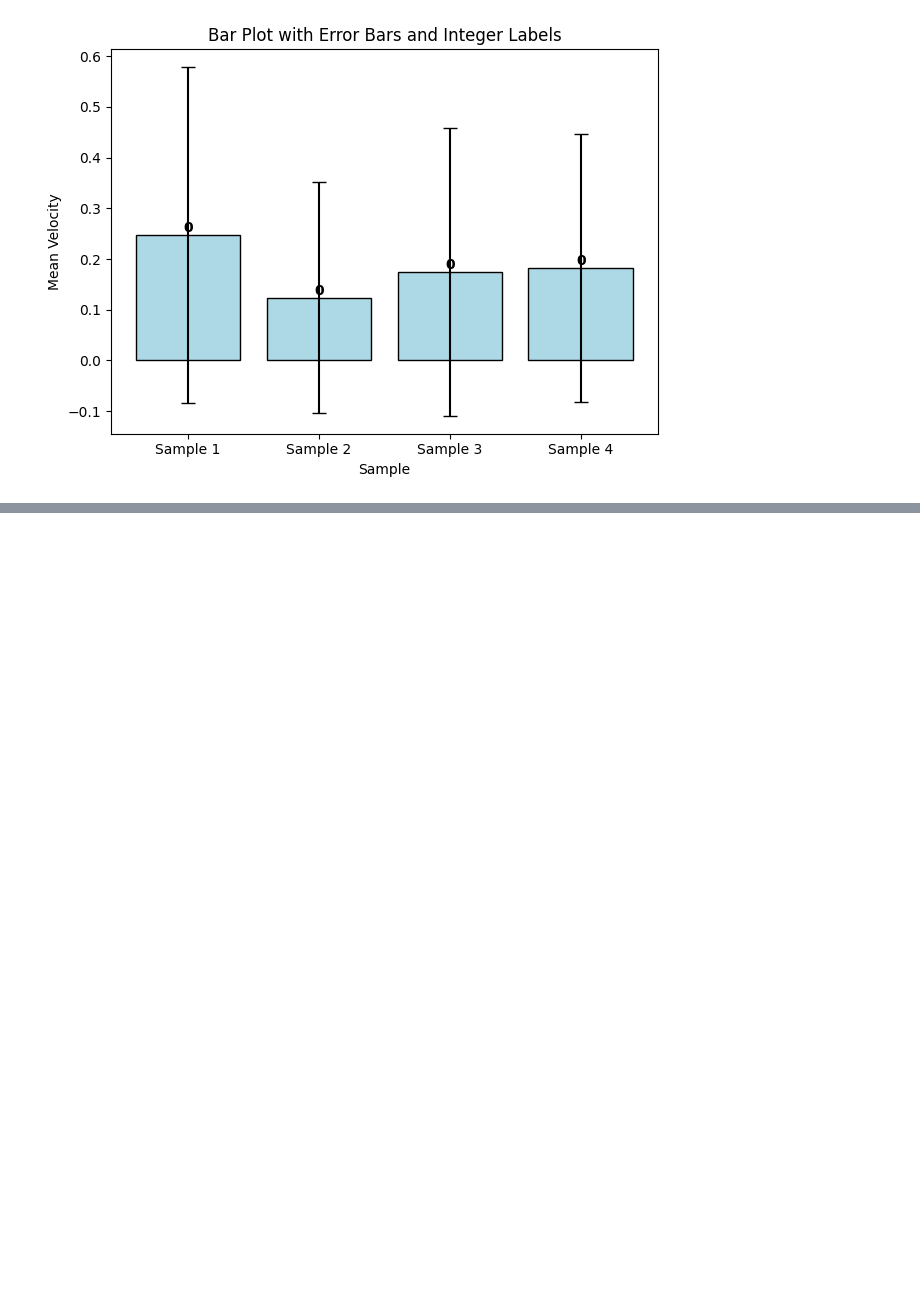
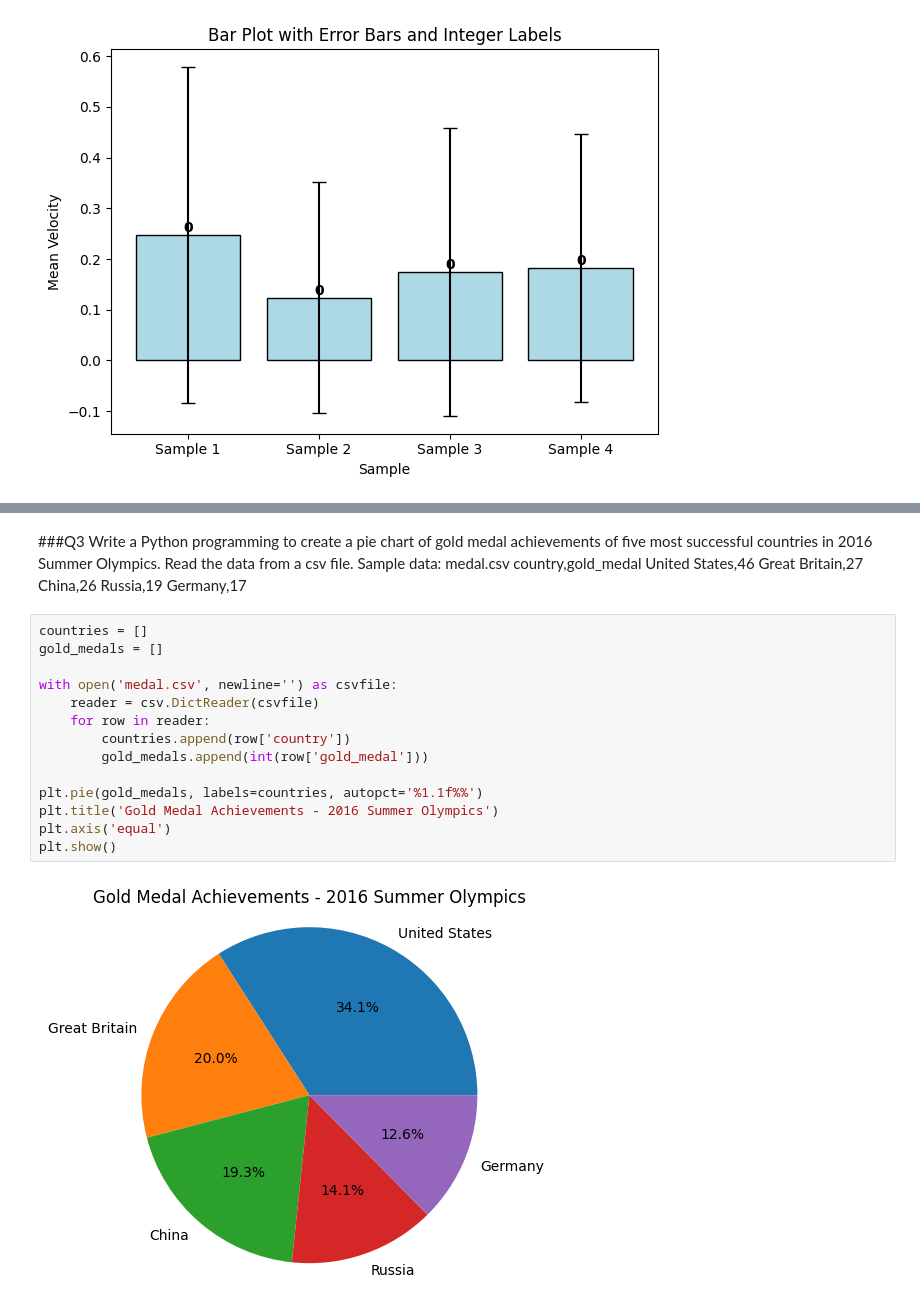
Before and after one commit to Harsh020802/Data_Analysis, a Jupyter notebook: Question.ipynb, the cells around one changed output, grey strips where cells are left out. Drawn from its saved outputs; the diff is of its cells as text; blank space fills up the shorter version.

```diff
--- a/Question.ipynb
+++ b/Question.ipynb
@@ -448,0 +478,27 @@ plt.show()
+# %% [markdown]
+###Q3 Write a Python programming to create a pie chart of gold medal achievements of five most
+successful countries in 2016 Summer Olympics. Read the data from a csv file.
+Sample data:
+medal.csv
+country,gold_medal
+United States,46
+Great Britain,27
+China,26
+Russia,19
+Germany,17
+# %%
+countries = []
+gold_medals = []
+
+with open('medal.csv', newline='') as csvfile:
+    reader = csv.DictReader(csvfile)
+    for row in reader:
+        countries.append(row['country'])
+        gold_medals.append(int(row['gold_medal']))
+
+plt.pie(gold_medals, labels=countries, autopct='%1.1f%%')
+plt.title('Gold Medal Achievements - 2016 Summer Olympics')
+plt.axis('equal')
+plt.show()
+# %% [output]
+[figure, added]
```
Also changed, not shown: parts of 16 cells of this notebook, 1 other file.
